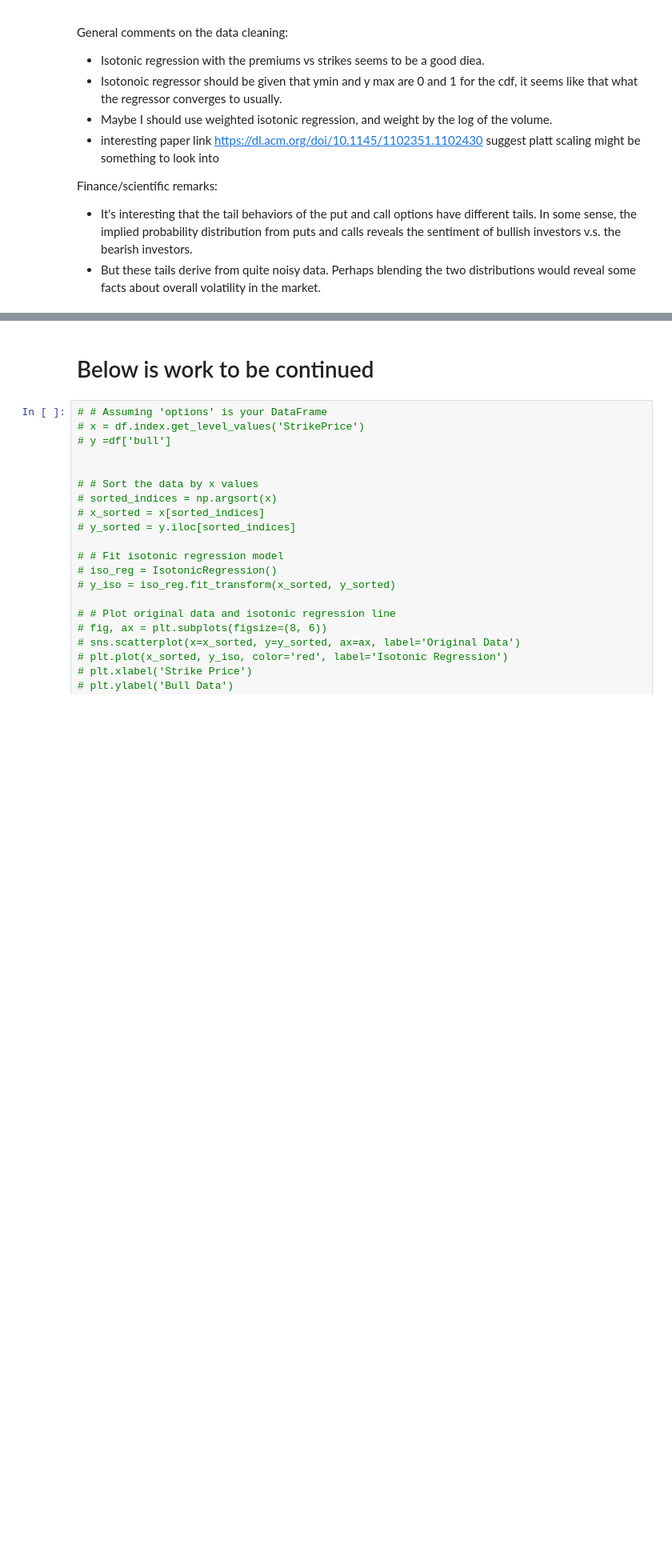
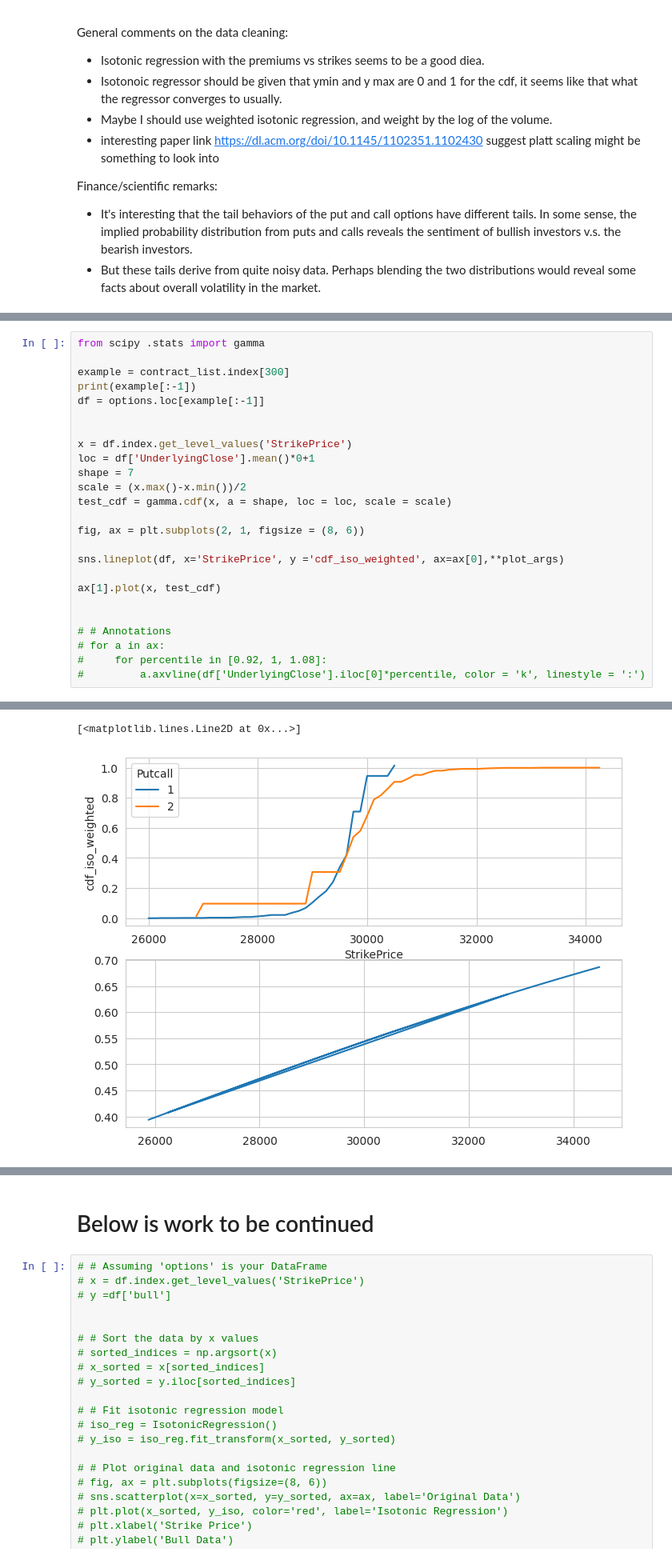
Before and after one commit to FlyingCurryMonster/JPY-equities, a Jupyter notebook: implied-probability-distributions.ipynb, the cells around one changed output, grey strips where cells are left out. Shown: that part at 80% size. Saved outputs shown, nothing was run; the diff lists cells and outputs as text; blank space fills up the shorter version.

```diff
--- a/implied-probability-distributions.ipynb
+++ b/implied-probability-distributions.ipynb
@@ -400,0 +492,26 @@ Finance/scientific remarks:
+# %%
+from scipy .stats import gamma
+
+example = contract_list.index[300]
+print(example[:-1])
+df = options.loc[example[:-1]]
+
+
+x = df.index.get_level_values('StrikePrice')
+loc = df['UnderlyingClose'].mean()*0+1
+shape = 7
+scale = (x.max()-x.min())/2
+test_cdf = gamma.cdf(x, a = shape, loc = loc, scale = scale)
+
+fig, ax = plt.subplots(2, 1, figsize = (8, 6))
+
+sns.lineplot(df, x='StrikePrice', y ='cdf_iso_weighted', ax=ax[0],**plot_args)
+
+ax[1].plot(x, test_cdf)
+
+
+# # Annotations
+# for a in ax:
+#     for percentile in [0.92, 1, 1.08]:
+#         a.axvline(df['UnderlyingClose'].iloc[0]*percentile, color = 'k', linestyle = ':')
+# %% [output]
@@ -400,0 +519,2 @@ Finance/scientific remarks:
+[<matplotlib.lines.Line2D at 0x...>]
+[figure, added]
```
Also changed, not shown: parts of 16 cells of this notebook.
